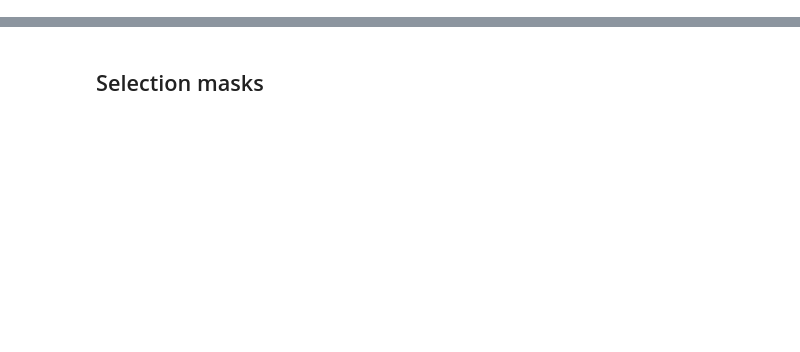
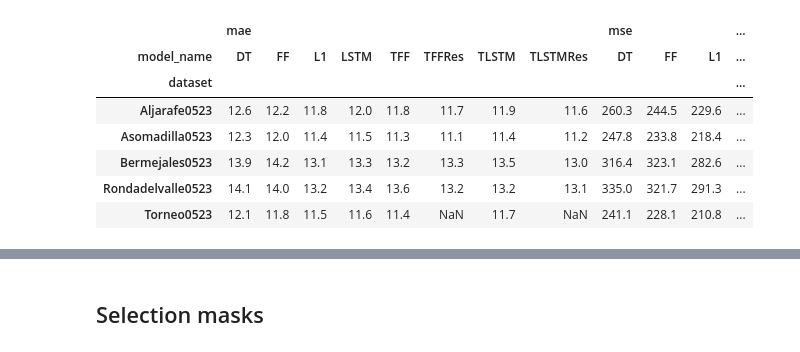
Before and after one commit to manjimnav/ResSelNet, a Jupyter notebook: analysis.ipynb, the cells around one changed output, grey strips where cells are left out. Saved outputs shown, nothing was run; the diff lists cells and outputs as text; code cells hidden in the pictures; blank space fills up the shorter version.

```diff
--- a/analysis.ipynb
+++ b/analysis.ipynb
@@ -7 +9,13 @@ sns.set()
+# %%
+def get_best_results(metrics):
+    model_params = [col for col in metrics.columns if 'model_params' in col or 'selection_params' in col ]
+
+    groupby_cols = ['dataset', 'selection_name', 'model_name', *model_params]
+    grouped = metrics.groupby(groupby_cols, dropna=False)[["rmse_valid"]].mean()
+
+    total_metrics_indexed = metrics.set_index(groupby_cols)
+
+    best_results = total_metrics_indexed.loc[grouped.groupby(['dataset', 'selection_name', 'model_name'], dropna=False).rmse_valid.idxmin(), ['rmse', 'mae', 'mse', 'dataset_params_test_year', 'dataset_params_seq_len', 'dataset_params_crossval', "dataset_params_shift","dataset_params_pred_len",  'selected_features', 'duration', 'n_features']].reset_index()
+
+    return best_results
 # %%
@@ -58,3 +37,13 @@ best_by_year[(best_by_year.dataset_params_test_year>2005) | (best_by_year.datase
 # %%
-best_by_year[(best_by_year.dataset_params_test_year>2005) | (best_by_year.dataset_params_test_year.isna())].groupby(['dataset', 'model_name'], dropna=False)[["root_mean_squared_error", "mean_squared_error", "mean_absolute_error", "duration", 'n_features', 'dataset_params_seq_len']].mean().reset_index().pivot(index = 'dataset', columns='model_name', values=["n_features" , "duration"]).round(1).to_excel("results_resselnet_duration4.xlsx")
+best_results = get_best_results(total_metrics)
+best_results.groupby(['dataset', 'model_name'], dropna=False)[["rmse", "mse", "mae", "duration", 'n_features', 'dataset_params_seq_len']].mean().reset_index().pivot(index = 'dataset', columns='model_name', values=['mae', 'mse', 'rmse', 'dataset_params_seq_len']).round(1)#[["TFF", "TLSTM"]]#.to_latex()
+# %% [output]
+|  | mae |  |  |  |  |  |  |  | mse |  |  | ... |
+| model_name | DT | FF | L1 | LSTM | TFF | TFFRes | TLSTM | TLSTMRes | DT | FF | L1 | ... |
+| dataset |  |  |  |  |  |  |  |  |  |  |  | ... |
+| Aljarafe0523 | 12.6 | 12.2 | 11.8 | 12.0 | 11.8 | 11.7 | 11.9 | 11.6 | 260.3 | 244.5 | 229.6 | ... |
+| Asomadilla0523 | 12.3 | 12.0 | 11.4 | 11.5 | 11.3 | 11.1 | 11.4 | 11.2 | 247.8 | 233.8 | 218.4 | ... |
+| Bermejales0523 | 13.9 | 14.2 | 13.1 | 13.3 | 13.2 | 13.3 | 13.5 | 13.0 | 316.4 | 323.1 | 282.6 | ... |
+| Rondadelvalle0523 | 14.1 | 14.0 | 13.2 | 13.4 | 13.6 | 13.2 | 13.2 | 13.1 | 335.0 | 321.7 | 291.3 | ... |
+| Torneo0523 | 12.1 | 11.8 | 11.5 | 11.6 | 11.4 | NaN | 11.7 | NaN | 241.1 | 228.1 | 210.8 | ... |
 # %%
```
Also changed, not shown: parts of 9 cells of this notebook, 3 other files.
